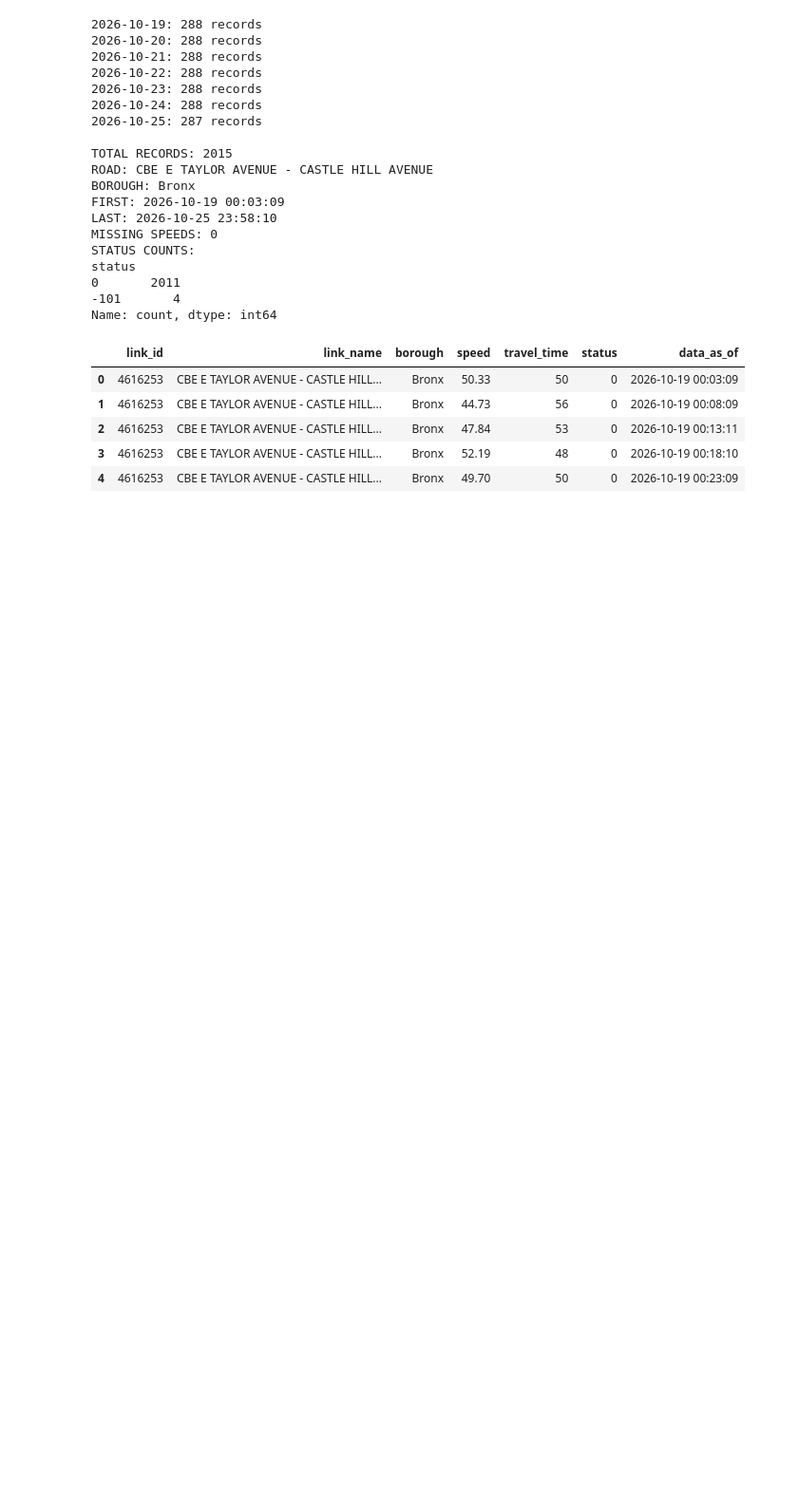
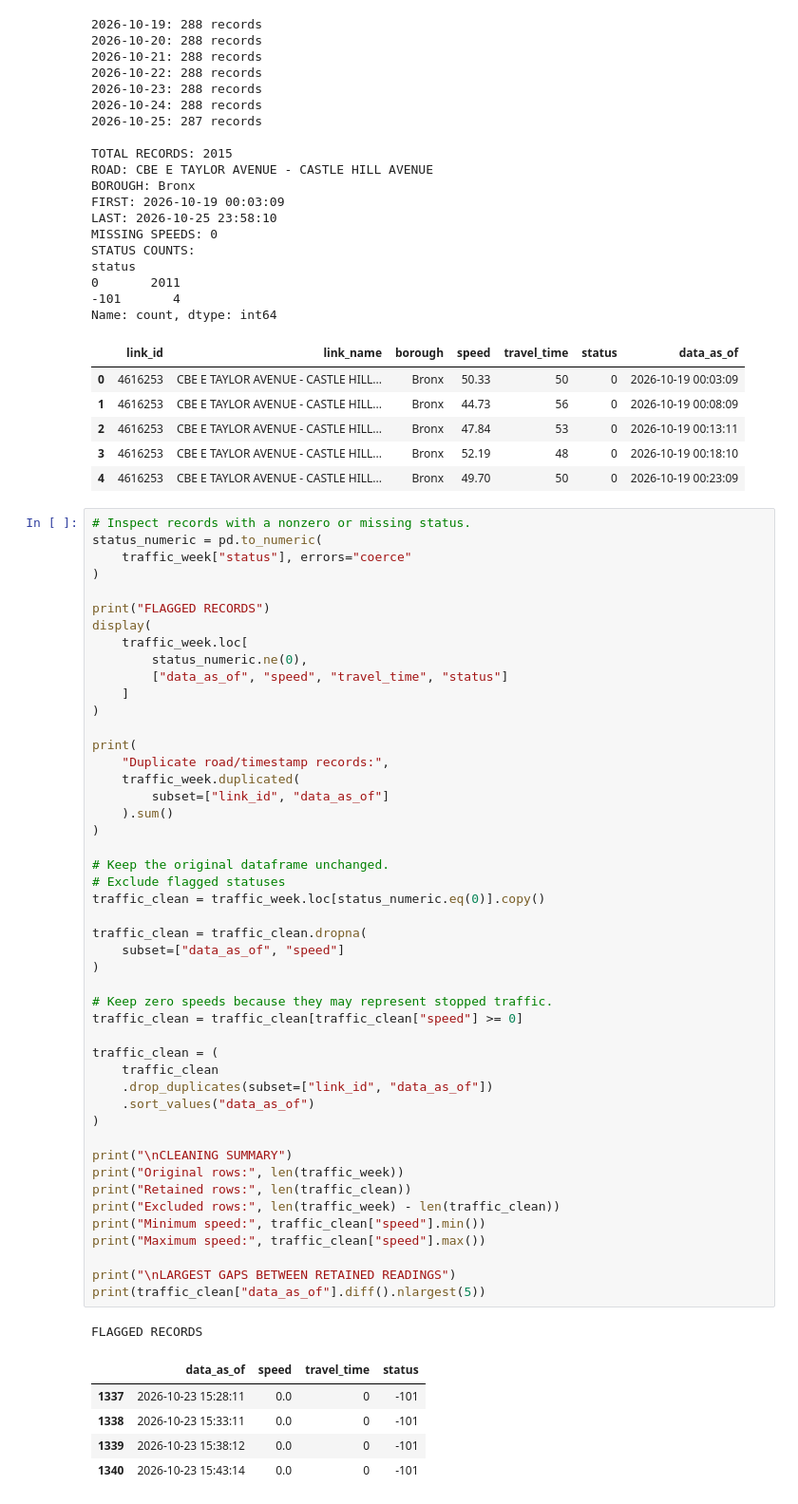
Before and after one commit to kritanbaniya/1200-Weather-vs-City-Traffic, a Jupyter notebook: api_test.ipynb, the cells around one changed output. Shown at 95% size. Saved outputs shown, nothing was run; the diff lists cells and outputs as text; blank space fills up the shorter version.

Commit message:
Cleaned traffic records and inspected duplicates

```diff
--- a/api_test.ipynb
+++ b/api_test.ipynb
@@ -302,3 +302,57 @@ Name: count, dtype: int64
 | 2 | 4616253 | CBE E TAYLOR AVENUE - CASTLE HILL... | Bronx | 47.84 | 53 | 0 | 2026-10-19 00:13:11 |
 | 3 | 4616253 | CBE E TAYLOR AVENUE - CASTLE HILL... | Bronx | 52.19 | 48 | 0 | 2026-10-19 00:18:10 |
 | 4 | 4616253 | CBE E TAYLOR AVENUE - CASTLE HILL... | Bronx | 49.70 | 50 | 0 | 2026-10-19 00:23:09 |
+# %%
+# Inspect records with a nonzero or missing status.
+status_numeric = pd.to_numeric(
+    traffic_week["status"], errors="coerce"
+)
+
+print("FLAGGED RECORDS")
+display(
+    traffic_week.loc[
+        status_numeric.ne(0),
+        ["data_as_of", "speed", "travel_time", "status"]
+    ]
+)
+
+print(
+    "Duplicate road/timestamp records:",
+    traffic_week.duplicated(
+        subset=["link_id", "data_as_of"]
+    ).sum()
+)
+
+# Keep the original dataframe unchanged.
+# Exclude flagged statuses
+traffic_clean = traffic_week.loc[status_numeric.eq(0)].copy()
+
+traffic_clean = traffic_clean.dropna(
+    subset=["data_as_of", "speed"]
+)
+
+# Keep zero speeds because they may represent stopped traffic.
+traffic_clean = traffic_clean[traffic_clean["speed"] >= 0]
+
+traffic_clean = (
+    traffic_clean
+    .drop_duplicates(subset=["link_id", "data_as_of"])
+    .sort_values("data_as_of")
+)
+
+print("\nCLEANING SUMMARY")
+print("Original rows:", len(traffic_week))
+print("Retained rows:", len(traffic_clean))
+print("Excluded rows:", len(traffic_week) - len(traffic_clean))
+print("Minimum speed:", traffic_clean["speed"].min())
+print("Maximum speed:", traffic_clean["speed"].max())
+
+print("\nLARGEST GAPS BETWEEN RETAINED READINGS")
+print(traffic_clean["data_as_of"].diff().nlargest(5))
+# %% [output]
+FLAGGED RECORDS
+|  | data_as_of | speed | travel_time | status |
+| 1337 | 2026-10-23 15:28:11 | 0.0 | 0 | -101 |
+| 1338 | 2026-10-23 15:33:11 | 0.0 | 0 | -101 |
+| 1339 | 2026-10-23 15:38:12 | 0.0 | 0 | -101 |
+| 1340 | 2026-10-23 15:43:14 | 0.0 | 0 | -101 |
```
Also changed, not shown: parts of 3 cells of this notebook.
